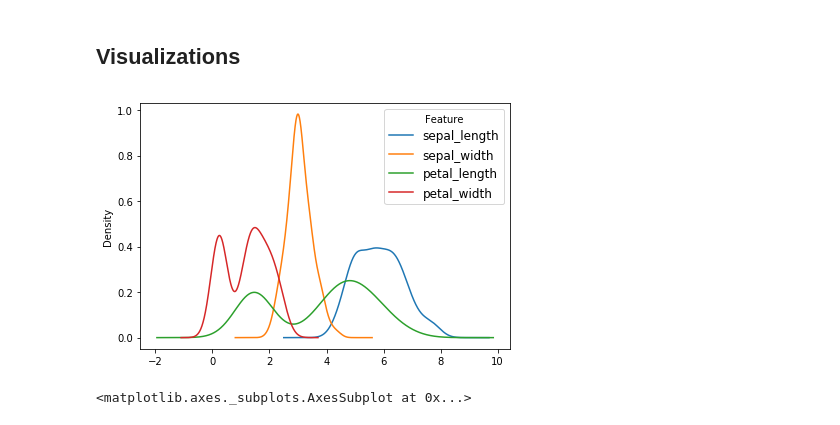
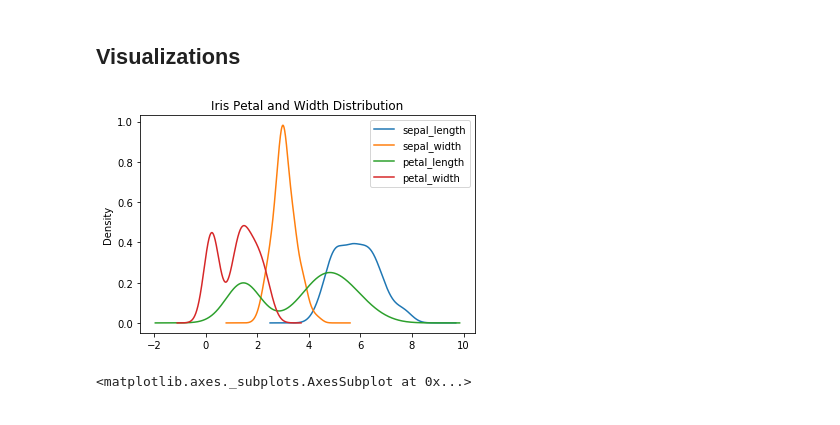
Before and after one commit to summerela/python_data_analysis, a Jupyter notebook: normal_dist/labs/lab1_answer.ipynb, the cells around one changed output. Cells and saved outputs as stored; diff of their text form; code cells hidden in the pictures.

Commit message:
fixing graph error

```diff
--- a/normal_dist/labs/lab1_answer.ipynb
+++ b/normal_dist/labs/lab1_answer.ipynb
@@ -28,18 +28,13 @@ iris_df.head()
 # %%
 # Histogram for each column
 for col in iris_df.columns:
 
     # Draw the plot
-    iris_df[col].plot(kind='density')
-
-    # Title and labels
-    ax.set_title('Iris Petal and Width Distribution')
-
-plt.tight_layout()
-plt.legend(prop={'size': 12}, title = 'Feature')
-plt.show()
+    iris_df[col].plot(kind='density',
+                     title='Iris Petal and Width Distribution',
+                     legend=True)
 # %% [output]
-[figure, old version]
+[figure, new version]
 # %%
 iris_df.boxplot()
 # %% [output]
```
Also changed, not shown: 4 other files.
